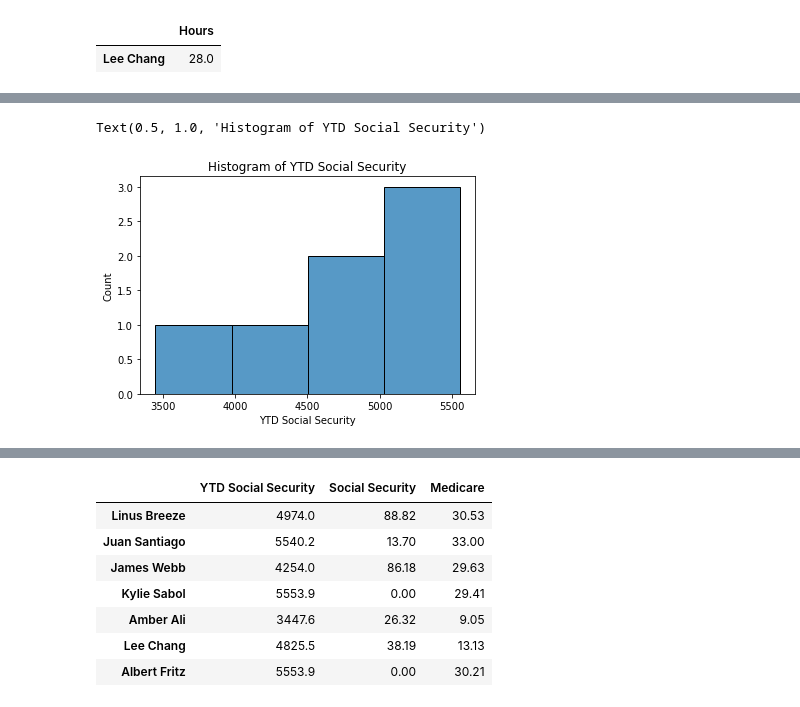
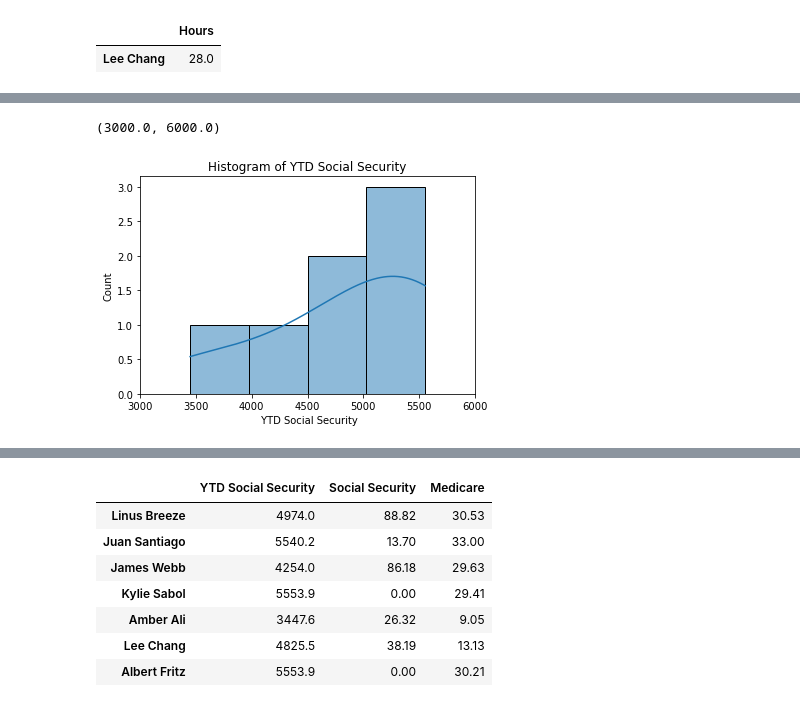
Before and after one commit to ragogzheyan/Weekly_Payroll, a Jupyter notebook: Payroll_data.ipynb, the cells around one changed output, grey strips where cells are left out. Cells and saved outputs as stored; diff of their text form; code cells hidden in the pictures.

```diff
--- a/Payroll_data.ipynb
+++ b/Payroll_data.ipynb
@@ -332,5 +330,9 @@ df2021.loc[df2021["YTD Social Security"] >= 5553.90]
 # %%
-sns.histplot(df2021['YTD Social Security'], kde =False, bins= 4).set_title("Histogram of YTD Social Security")
+# Histogram for YTD Social Security
+hist = sns.histplot(df2021['YTD Social Security'],kde =True)
+hist.set_title("Histogram of YTD Social Security")
+hist.set_xlabel(' YTD Social Security')
+hist.set_xlim([3000,6000])
 # %% [output]
-Text(0.5, 1.0, 'Histogram of YTD Social Security')
+(3000.0, 6000.0)
-[figure, old version]
+[figure, new version]
```
Also changed, not shown: parts of 36 cells of this notebook, 4 other files.
